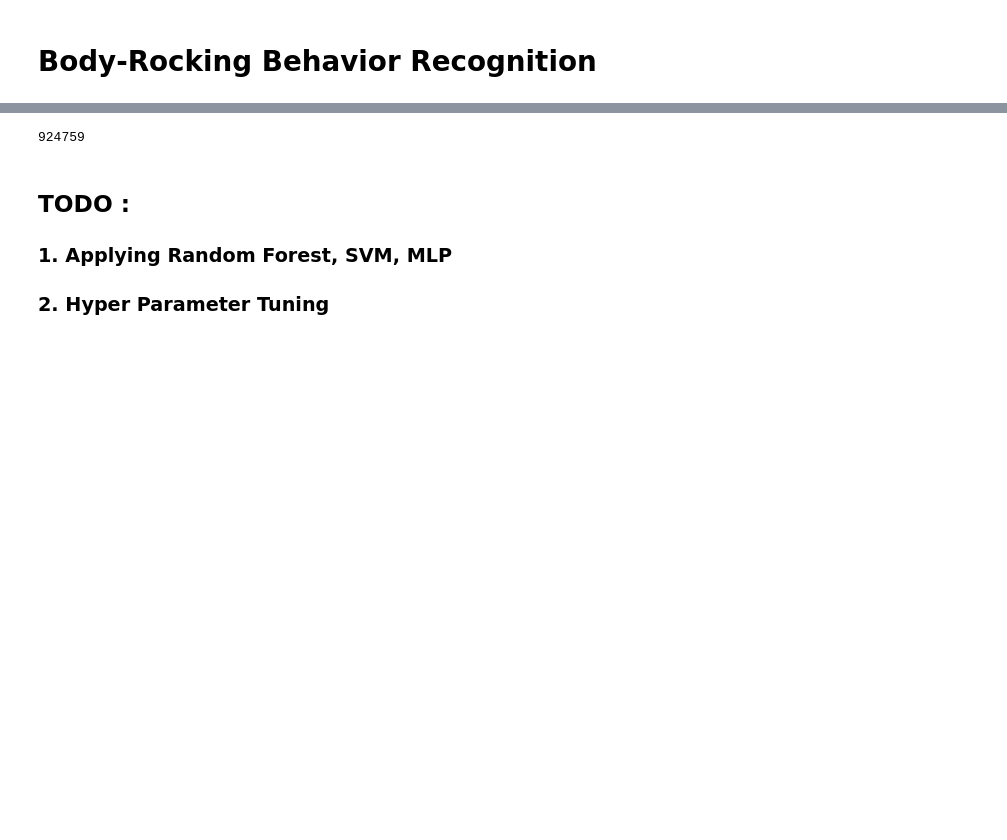
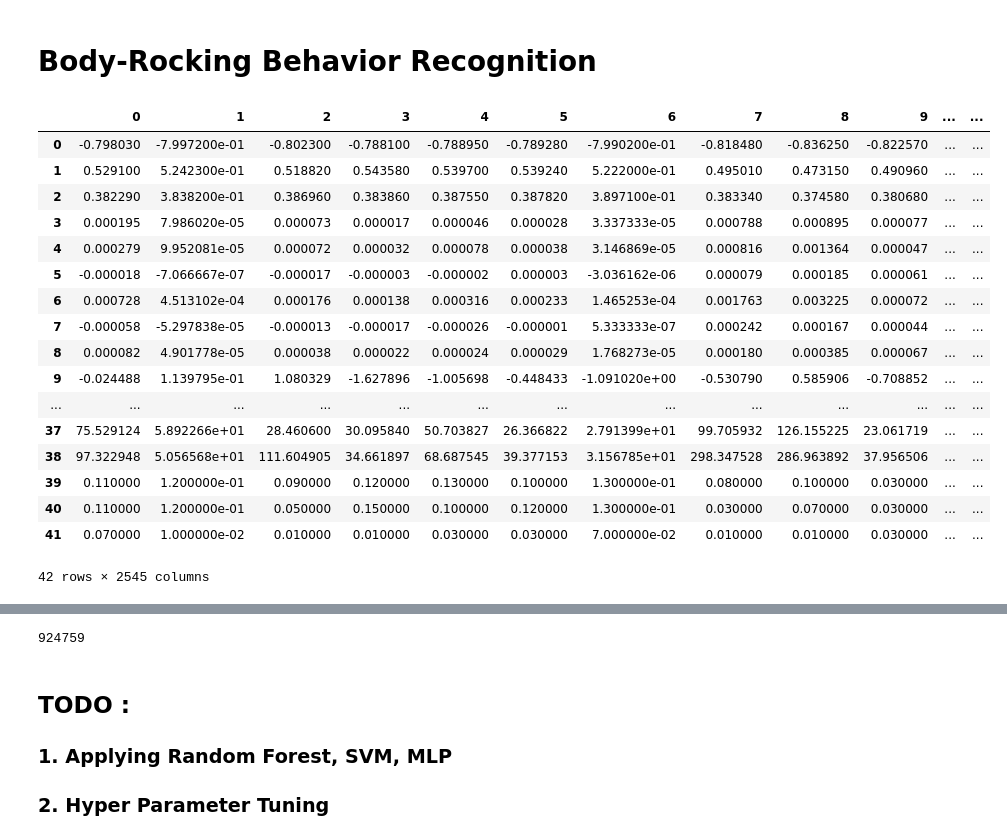
Before and after one commit to adityag3/Body-Rocking-Behavior-Recognition, a Jupyter notebook: SMM.ipynb, the cells around one changed output, grey strips where cells are left out. Saved outputs shown, nothing was run; the diff lists cells and outputs as text; code cells hidden in the pictures; blank space fills up the shorter version.

```diff
--- a/SMM.ipynb
+++ b/SMM.ipynb
@@ -11,3 +22,65 @@ from sklearn.metrics import accuracy_score
+# %%
+EACH_READING_IN_MILLISECONDS = 20
+WINDOW_SIZE_SECONDS = 2
+n = int((WINDOW_SIZE_SECONDS * 1000) / EACH_READING_IN_MILLISECONDS)
+# %%
+def get_features(data, fs):
+    # This returns 42 dimensions .. 21 dimentions for accelarometer
+    # 21 dimentions for gyroscope
+
+    f1 = np.mean(data, axis=0)
+    C = np.cov(data.T)
+    f2 = np.concatenate((C[0, 0:3], C[1, 1:3], C[2, 2:3]))
+    f3 = np.array([skew(data.iloc[:, 0]), skew(data.iloc[:, 1]), skew(data.iloc[:, 2])])
+    f4 = np.array([kurtosis(data.iloc[:, 0]), kurtosis(data.iloc[:, 1]), kurtosis(data.iloc[:, 2])])
+    f5 = np.zeros(3)
+    f6 = np.zeros(3)
+    for i in range(0,3):
+        g = abs(np.fft.fft(data.iloc[:,i]))
+        g = g[0:round(len(g)/2)]
+        g[0] = 0
+        max_i = np.argmax(g)
+        f5[i] = g[max_i]
+        f6[i] = fs * max_i
+    return np.concatenate((f1, f2, f3, f4, f5, f6))
+# %%
+def generate_features(df):
+    df_out = pd.DataFrame(columns=[i for i in range(0, 41)])
+    fs = 1 / n
+    f_itr = 0
+    for i in range(0, df.shape[0], int(n)):
+        features_accel = get_features(df.iloc[i:i+n, 0:3], fs)
+        features_gyro = get_features(df.iloc[i:i+n, 3:6], fs)
+        features = np.concatenate((features_accel, features_gyro))
+#         print(features.shape)
+#         print(df_out.shape)
+        df_out[f_itr] = features
+        f_itr += 1
+    return df_out
+# %%
+for session in sessions:
+    df_data_arm = pd.read_csv('TrainingData/{}/armIMU.txt'.format('Session01'),  delim_whitespace=True, header=None)
+    arm_features = generate_features(df_data_arm)
+arm_features
+# %% [output]
+|  | 0 | 1 | 2 | 3 | 4 | 5 | 6 | 7 | 8 | 9 | ... | ... |
+| 0 | -0.798030 | -7.997200e-01 | -0.802300 | -0.788100 | -0.788950 | -0.789280 | -7.990200e-01 | -0.818480 | -0.836250 | -0.822570 | ... | ... |
+| 1 | 0.529100 | 5.242300e-01 | 0.518820 | 0.543580 | 0.539700 | 0.539240 | 5.222000e-01 | 0.495010 | 0.473150 | 0.490960 | ... | ... |
+| 2 | 0.382290 | 3.838200e-01 | 0.386960 | 0.383860 | 0.387550 | 0.387820 | 3.897100e-01 | 0.383340 | 0.374580 | 0.380680 | ... | ... |
+| 3 | 0.000195 | 7.986020e-05 | 0.000073 | 0.000017 | 0.000046 | 0.000028 | 3.337333e-05 | 0.000788 | 0.000895 | 0.000077 | ... | ... |
+| 4 | 0.000279 | 9.952081e-05 | 0.000072 | 0.000032 | 0.000078 | 0.000038 | 3.146869e-05 | 0.000816 | 0.001364 | 0.000047 | ... | ... |
+| 5 | -0.000018 | -7.066667e-07 | -0.000017 | -0.000003 | -0.000002 | 0.000003 | -3.036162e-06 | 0.000079 | 0.000185 | 0.000061 | ... | ... |
+| 6 | 0.000728 | 4.513102e-04 | 0.000176 | 0.000138 | 0.000316 | 0.000233 | 1.465253e-04 | 0.001763 | 0.003225 | 0.000072 | ... | ... |
+| 7 | -0.000058 | -5.297838e-05 | -0.000013 | -0.000017 | -0.000026 | -0.000001 | 5.333333e-07 | 0.000242 | 0.000167 | 0.000044 | ... | ... |
+| 8 | 0.000082 | 4.901778e-05 | 0.000038 | 0.000022 | 0.000024 | 0.000029 | 1.768273e-05 | 0.000180 | 0.000385 | 0.000067 | ... | ... |
+| 9 | -0.024488 | 1.139795e-01 | 1.080329 | -1.627896 | -1.005698 | -0.448433 | -1.091020e+00 | -0.530790 | 0.585906 | -0.708852 | ... | ... |
+| ... | ... | ... | ... | ... | ... | ... | ... | ... | ... | ... | ... | ... |
+| 37 | 75.529124 | 5.892266e+01 | 28.460600 | 30.095840 | 50.703827 | 26.366822 | 2.791399e+01 | 99.705932 | 126.155225 | 23.061719 | ... | ... |
+| 38 | 97.322948 | 5.056568e+01 | 111.604905 | 34.661897 | 68.687545 | 39.377153 | 3.156785e+01 | 298.347528 | 286.963892 | 37.956506 | ... | ... |
+| 39 | 0.110000 | 1.200000e-01 | 0.090000 | 0.120000 | 0.130000 | 0.100000 | 1.300000e-01 | 0.080000 | 0.100000 | 0.030000 | ... | ... |
+| 40 | 0.110000 | 1.200000e-01 | 0.050000 | 0.150000 | 0.100000 | 0.120000 | 1.300000e-01 | 0.030000 | 0.070000 | 0.030000 | ... | ... |
+| 41 | 0.070000 | 1.000000e-02 | 0.010000 | 0.010000 | 0.030000 | 0.030000 | 7.000000e-02 | 0.010000 | 0.010000 | 0.030000 | ... | ... |
+42 rows × 2545 columns
 # %%
 sessions = ['Session01','Session05','Session06','Session07','Session12','Session13']
 #files = ['armIMU.txt','detection.txt','wristIMU.txt']
```
Also changed, not shown: parts of 6 cells of this notebook.
